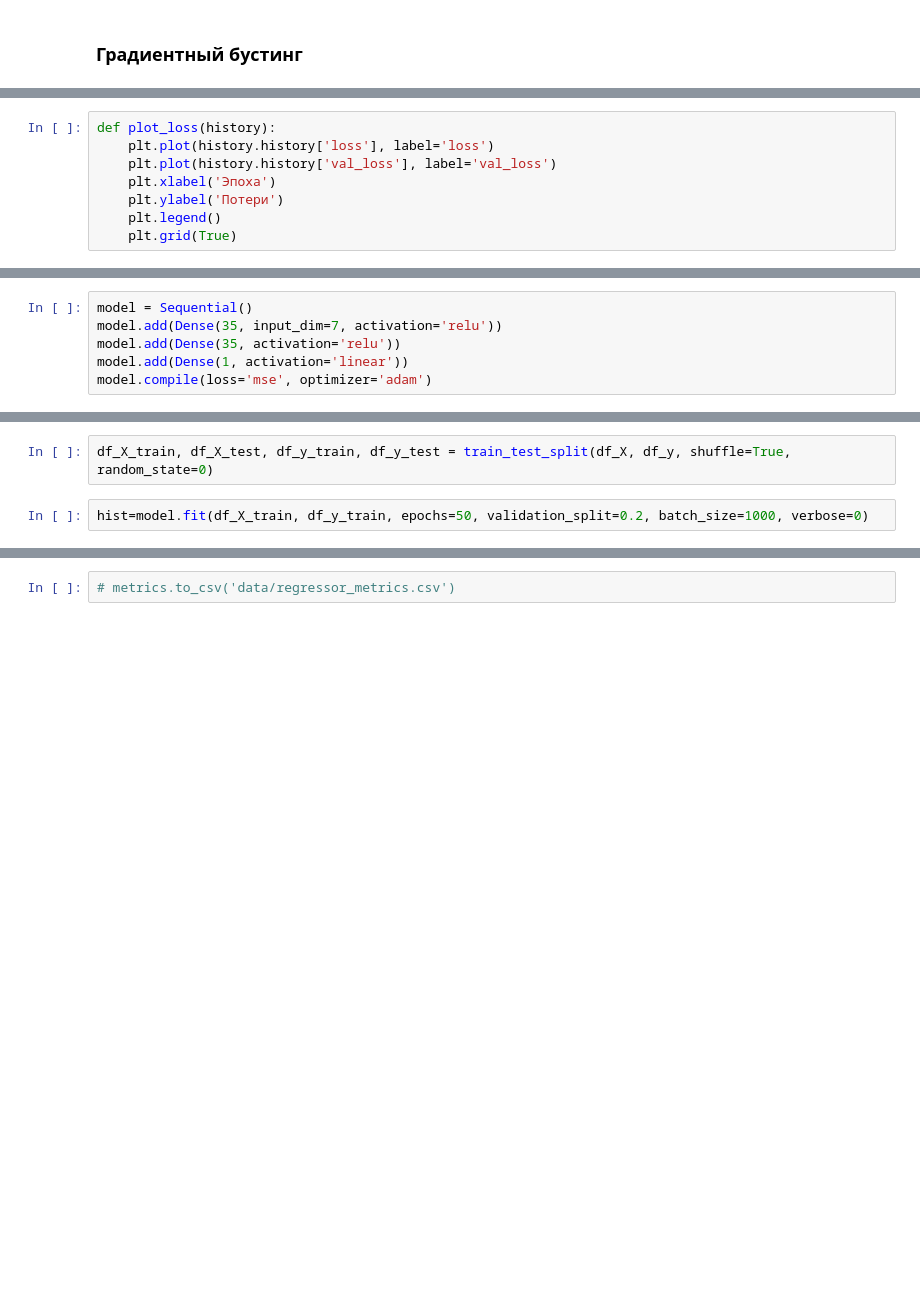
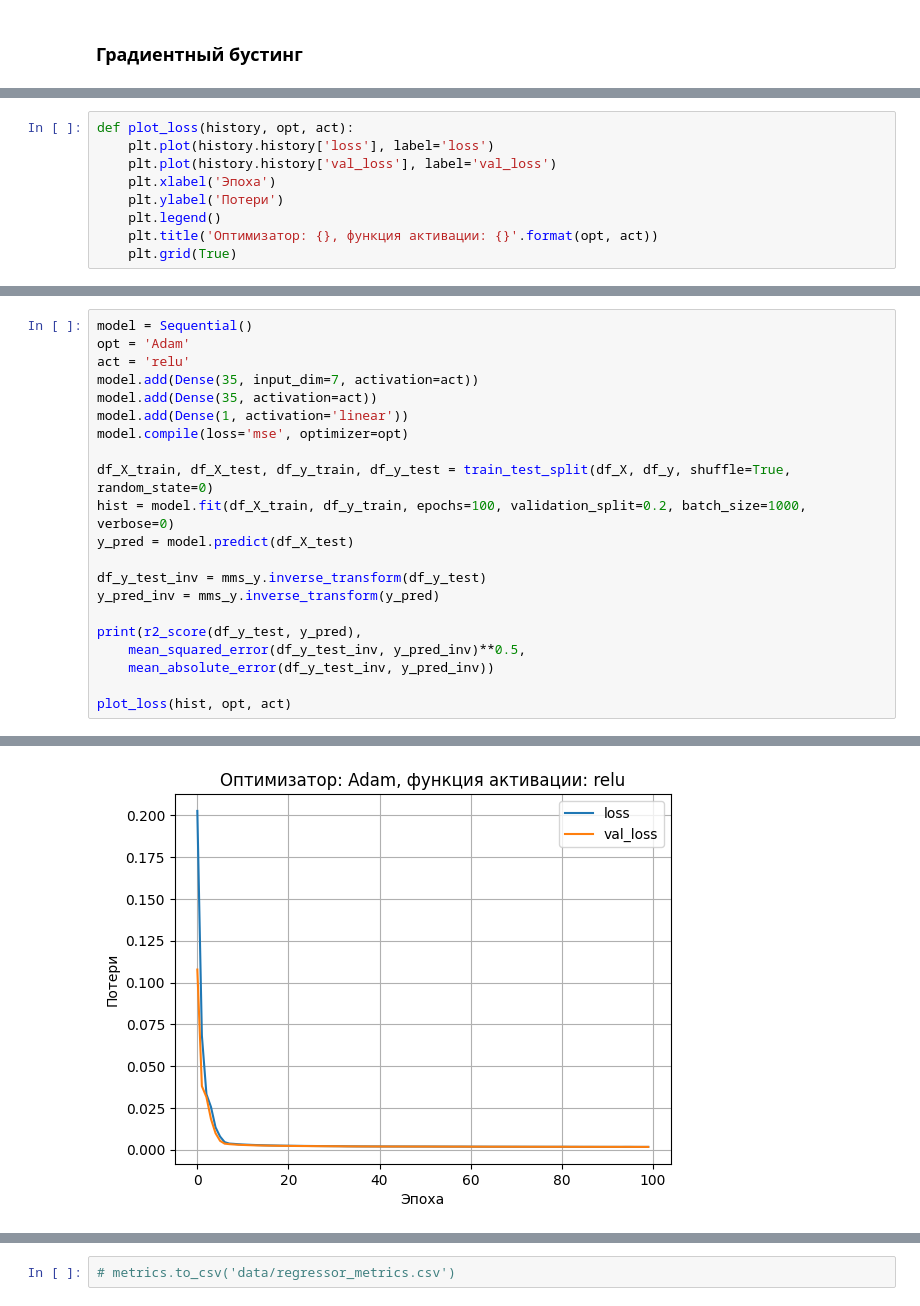
Before and after one commit to petr-larin/BMSTU-Graduate-Qualifying-Project, a Jupyter notebook: model-jupyter/Battery_RUL.ipynb, the cells around one changed output, grey strips where cells are left out. Drawn from its saved outputs; the diff is of its cells as text; blank space fills up the shorter version.

```diff
--- a/model-jupyter/Battery_RUL.ipynb
+++ b/model-jupyter/Battery_RUL.ipynb
@@ -646,8 +718,9 @@ R2       RMSE    MAE     features
 # %%
-def plot_loss(history):
+def plot_loss(history, opt, act):
     plt.plot(history.history['loss'], label='loss')
     plt.plot(history.history['val_loss'], label='val_loss')
     plt.xlabel('Эпоха')
     plt.ylabel('Потери')
     plt.legend()
+    plt.title('Оптимизатор: {}, функция активации: {}'.format(opt, act))
     plt.grid(True)
@@ -654,6 +751,22 @@ def plot_loss(history):
 # %%
 model = Sequential()
-model.add(Dense(35, input_dim=7, activation='relu'))
-model.add(Dense(35, activation='relu'))
+opt = 'Adam'
+act = 'relu'
+model.add(Dense(35, input_dim=7, activation=act))
+model.add(Dense(35, activation=act))
 model.add(Dense(1, activation='linear'))
-model.compile(loss='mse', optimizer='adam')
+model.compile(loss='mse', optimizer=opt)
+
+df_X_train, df_X_test, df_y_train, df_y_test = train_test_split(df_X, df_y, shuffle=True, random_state=0)
+hist = model.fit(df_X_train, df_y_train, epochs=100, validation_split=0.2, batch_size=1000, verbose=0)
+y_pred = model.predict(df_X_test)
+
+df_y_test_inv = mms_y.inverse_transform(df_y_test)
+y_pred_inv = mms_y.inverse_transform(y_pred)
+
+print(r2_score(df_y_test, y_pred),
+    mean_squared_error(df_y_test_inv, y_pred_inv)**0.5,
+    mean_absolute_error(df_y_test_inv, y_pred_inv))
+
+plot_loss(hist, opt, act)
+# %% [output]
@@ -660,4 +775 @@ model.compile(loss='mse', optimizer='adam')
+[figure, added]
-# %%
-df_X_train, df_X_test, df_y_train, df_y_test = train_test_split(df_X, df_y, shuffle=True, random_state=0)
-# %%
-hist=model.fit(df_X_train, df_y_train, epochs=50, validation_split=0.2, batch_size=1000, verbose=0)
```
Also changed, not shown: parts of 57 cells of this notebook, 2 other files.
